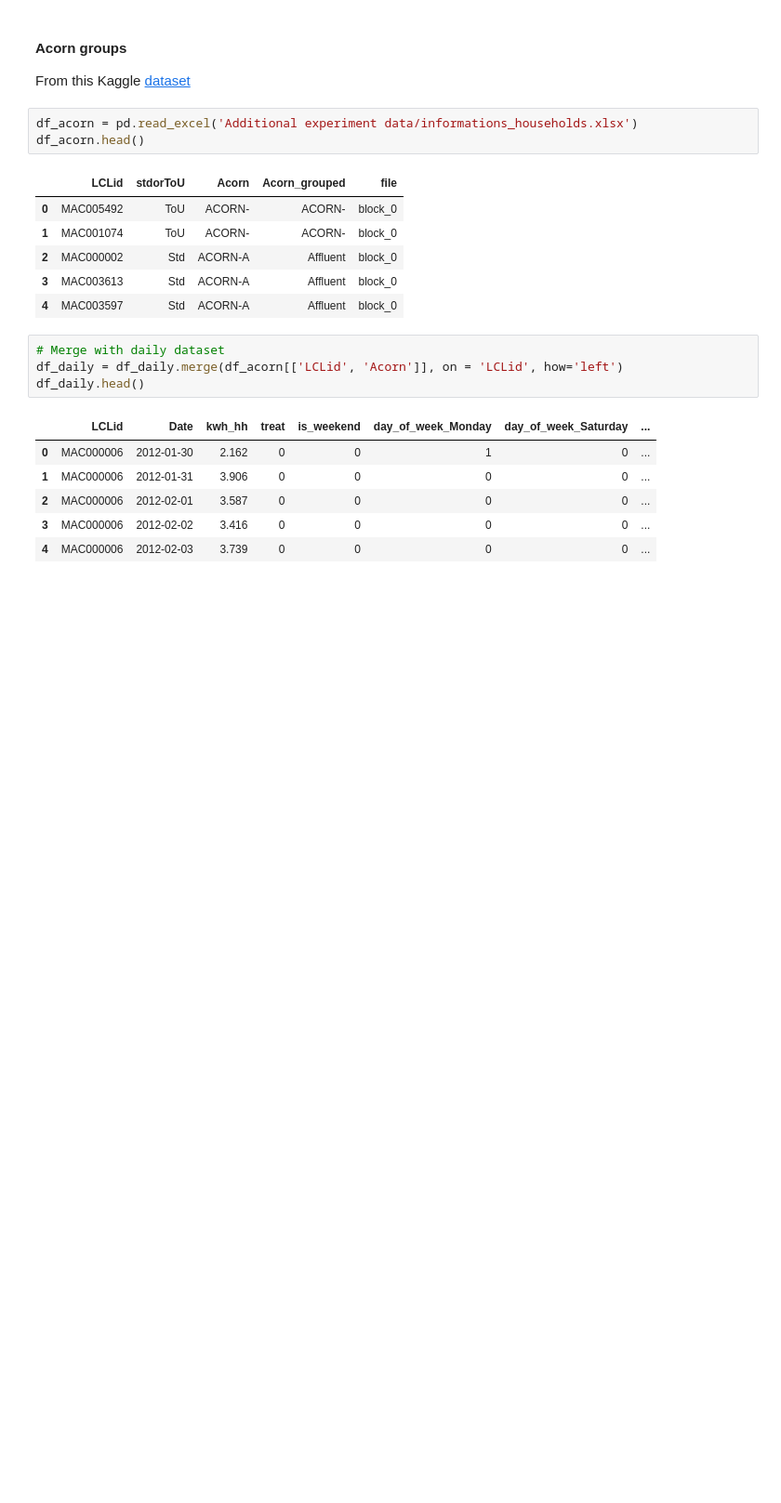
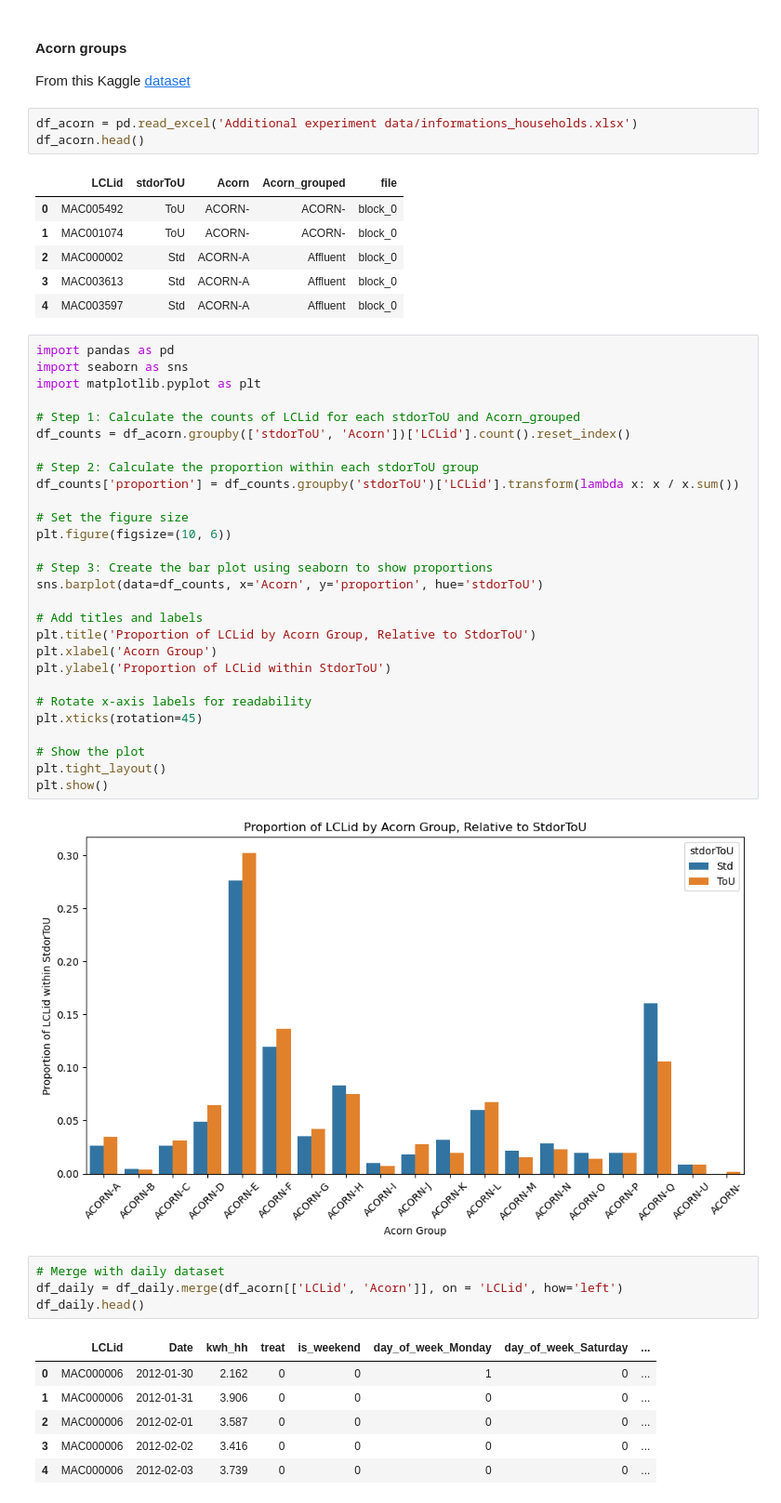
Before and after one commit to AlvaroCorrales/smart-meters-london, a Jupyter notebook: EDA and FE.ipynb, the cells around one changed output. Shown at 93% size. Saved outputs shown, nothing was run; the diff lists cells and outputs as text; blank space fills up the shorter version.

```diff
--- a/EDA and FE.ipynb
+++ b/EDA and FE.ipynb
@@ -643,6 +656,36 @@ df_acorn.head()
 | 2 | MAC000002 | Std | ACORN-A | Affluent | block_0 |
 | 3 | MAC003613 | Std | ACORN-A | Affluent | block_0 |
 | 4 | MAC003597 | Std | ACORN-A | Affluent | block_0 |
+# %%
+import pandas as pd
+import seaborn as sns
+import matplotlib.pyplot as plt
+
+# Step 1: Calculate the counts of LCLid for each stdorToU and Acorn_grouped
+df_counts = df_acorn.groupby(['stdorToU', 'Acorn'])['LCLid'].count().reset_index()
+
+# Step 2: Calculate the proportion within each stdorToU group
+df_counts['proportion'] = df_counts.groupby('stdorToU')['LCLid'].transform(lambda x: x / x.sum())
+
+# Set the figure size
+plt.figure(figsize=(10, 6))
+
+# Step 3: Create the bar plot using seaborn to show proportions
+sns.barplot(data=df_counts, x='Acorn', y='proportion', hue='stdorToU')
+
+# Add titles and labels
+plt.title('Proportion of LCLid by Acorn Group, Relative to StdorToU')
+plt.xlabel('Acorn Group')
+plt.ylabel('Proportion of LCLid within StdorToU')
+
+# Rotate x-axis labels for readability
+plt.xticks(rotation=45)
+
+# Show the plot
+plt.tight_layout()
+plt.show()
+# %% [output]
+[figure, added]
 # %%
 # Merge with daily dataset
 df_daily = df_daily.merge(df_acorn[['LCLid', 'Acorn']], on = 'LCLid', how='left')
```
Also changed, not shown: parts of 7 cells of this notebook, 3 other files.
